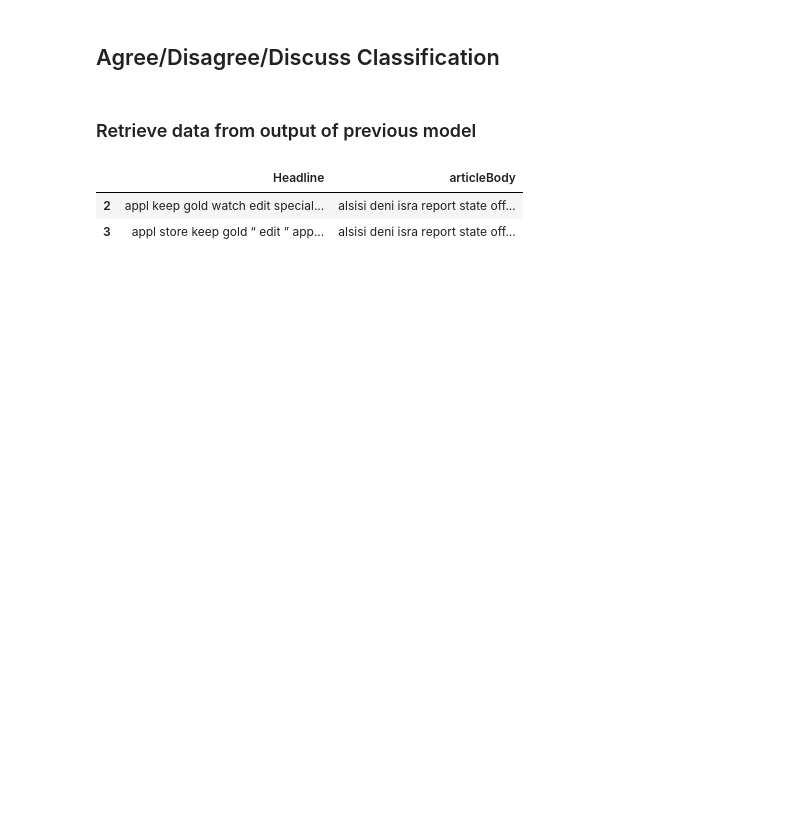
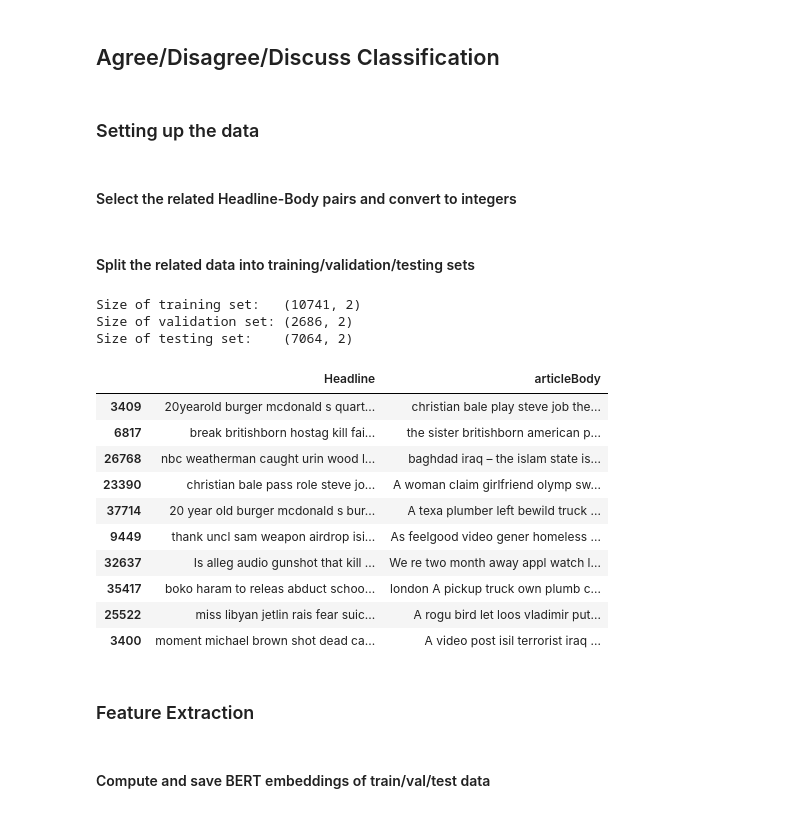
Before and after one commit to FaiZaman/Fake-News-Detection-with-Natural-Language-Processing, a Jupyter notebook: Fake_News_Challenge_Classifier.ipynb, the cells around one changed output. Cells and saved outputs as stored; diff of their text form; code cells hidden in the pictures; blank space fills up the shorter version.

```diff
--- a/Fake_News_Challenge_Classifier.ipynb
+++ b/Fake_News_Challenge_Classifier.ipynb
@@ -571,11 +563,57 @@ weighted avg       0.64      0.58      0.60     25413
 # %% [markdown]
 ## Agree/Disagree/Discuss Classification
-# %% [markdown]
-### Retrieve data from output of previous model
-# %%
-print()
-X_test.iloc[]
-# %% [output]
-|  | Headline | articleBody |
-| 2 | appl keep gold watch edit special... | alsisi deni isra report state off... |
-| 3 | appl store keep gold “ edit ” app... | alsisi deni isra report state off... |
+# %% [markdown]
+### Setting up the data
+# %% [markdown]
+#### Select the related Headline-Body pairs and convert to integers
+# %%
+train_related_data = train_total_data[train_total_data['Relevance'] == 1]
+
+labels = {
+    'discuss': 0,
+    'agree': 1,
+    'disagree': 2
+}
+
+train_related_data['Stance'] = train_related_data['Stance'].map(labels)
+
+test_related_data = test_total_data[test_total_data['Relevance'] == 1]
+test_related_data['Stance'] = test_related_data['Stance'].map(labels)
+# %% [markdown]
+#### Split the related data into training/validation/testing sets
+# %%
+train_input_columns_related = train_related_data[['Headline', 'articleBody']]
+target = 'Stance'
+
+X_train_related, X_val_related, y_train_related, y_val_related = train_test_split(train_input_columns_related, train_related_data[target].values, test_size=0.2, random_state=0)
+y_train_related = to_categorical(y_train_related)
+y_val_related = to_categorical(y_val_related)
+
+X_test_related = test_related_data[['Headline', 'articleBody']]
+y_test_related = test_related_data[['Stance']].to_numpy().ravel()
+y_test_related = to_categorical(y_test_related)
+
+print('Size of training set:  ', X_train_related.shape)
+print('Size of validation set:', X_val_related.shape)
+print('Size of testing set:   ', X_test_related.shape)
+
+X_train.sample(10)
+# %% [output]
+Size of training set:   (10741, 2)
+Size of validation set: (2686, 2)
+Size of testing set:    (7064, 2)
+|  | Headline | articleBody |
+| 3409 | 20yearold burger mcdonald s quart... | christian bale play steve job the... |
+| 6817 | break britishborn hostag kill fai... | the sister britishborn american p... |
+| 26768 | nbc weatherman caught urin wood l... | baghdad iraq – the islam state is... |
+| 23390 | christian bale pass role steve jo... | A woman claim girlfriend olymp sw... |
+| 37714 | 20 year old burger mcdonald s bur... | A texa plumber left bewild truck ... |
+| 9449 | thank uncl sam weapon airdrop isi... | As feelgood video gener homeless ... |
+| 32637 | Is alleg audio gunshot that kill ... | We re two month away appl watch l... |
+| 35417 | boko haram to releas abduct schoo... | london A pickup truck own plumb c... |
+| 25522 | miss libyan jetlin rais fear suic... | A rogu bird let loos vladimir put... |
+| 3400 | moment michael brown shot dead ca... | A video post isil terrorist iraq ... |
+# %% [markdown]
+### Feature Extraction
+# %% [markdown]
+#### Compute and save BERT embeddings of train/val/test data
```
Also changed, not shown: parts of 19 cells of this notebook.
